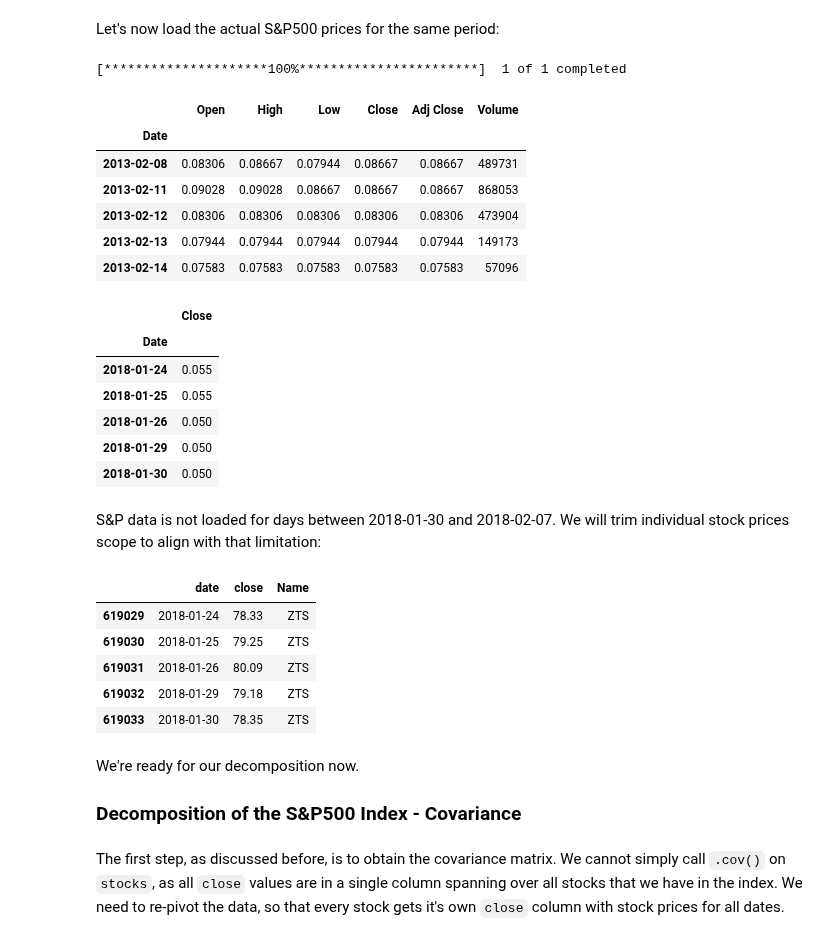
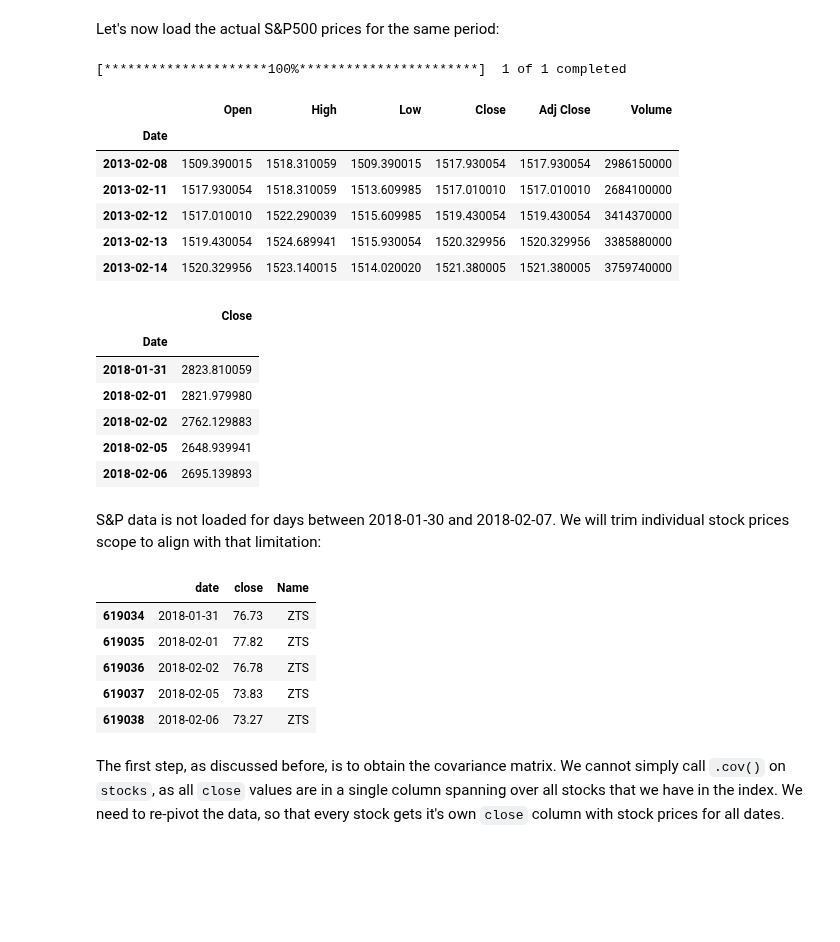
Before and after one commit to Staneesh/efi-pca, a Jupyter notebook: pca.ipynb, the cells around one changed output. Saved outputs shown, nothing was run; the diff lists cells and outputs as text; code cells hidden in the pictures; blank space fills up the shorter version.

```diff
--- a/pca.ipynb
+++ b/pca.ipynb
@@ -211,44 +211,40 @@ unique_names = pd.unique(stocks.loc[:,'Name'])
 Let's now load the actual S&P500 prices for the same period:
 # %%
 import yfinance as yf
-snp = yf.download("SPX", start="2013-02-08", end="2018-02-07")
+snp = yf.download("%5EGSPC", start="2013-02-08", end="2018-02-07")
 snp.head()
 # %% [output]
 [*********************100%***********************]  1 of 1 completed
 |  | Open | High | Low | Close | Adj Close | Volume |
 | Date |  |  |  |  |  |  |
-| 2013-02-08 | 0.08306 | 0.08667 | 0.07944 | 0.08667 | 0.08667 | 489731 |
-| 2013-02-11 | 0.09028 | 0.09028 | 0.08667 | 0.08667 | 0.08667 | 868053 |
-| 2013-02-12 | 0.08306 | 0.08306 | 0.08306 | 0.08306 | 0.08306 | 473904 |
-| 2013-02-13 | 0.07944 | 0.07944 | 0.07944 | 0.07944 | 0.07944 | 149173 |
-| 2013-02-14 | 0.07583 | 0.07583 | 0.07583 | 0.07583 | 0.07583 | 57096 |
+| 2013-02-08 | 1509.390015 | 1518.310059 | 1509.390015 | 1517.930054 | 1517.930054 | 2986150000 |
+| 2013-02-11 | 1517.930054 | 1518.310059 | 1513.609985 | 1517.010010 | 1517.010010 | 2684100000 |
+| 2013-02-12 | 1517.010010 | 1522.290039 | 1515.609985 | 1519.430054 | 1519.430054 | 3414370000 |
+| 2013-02-13 | 1519.430054 | 1524.689941 | 1515.930054 | 1520.329956 | 1520.329956 | 3385880000 |
+| 2013-02-14 | 1520.329956 | 1523.140015 | 1514.020020 | 1521.380005 | 1521.380005 | 3759740000 |
 # %%
 snp = snp[['Close']]
 snp.tail()
 # %% [output]
 |  | Close |
 | Date |  |
-| 2018-01-24 | 0.055 |
-| 2018-01-25 | 0.055 |
-| 2018-01-26 | 0.050 |
-| 2018-01-29 | 0.050 |
-| 2018-01-30 | 0.050 |
+| 2018-01-31 | 2823.810059 |
+| 2018-02-01 | 2821.979980 |
+| 2018-02-02 | 2762.129883 |
+| 2018-02-05 | 2648.939941 |
+| 2018-02-06 | 2695.139893 |
 # %% [markdown]
 S&P data is not loaded for days between 2018-01-30 and 2018-02-07. We will trim individual stock prices scope to align with that limitation:
 # %%
-stocks = stocks[stocks['date'] <= '2018-01-30']
+stocks = stocks[stocks['date'] <= '2018-02-06']
 stocks.tail()
 # %% [output]
 |  | date | close | Name |
-| 619029 | 2018-01-24 | 78.33 | ZTS |
-| 619030 | 2018-01-25 | 79.25 | ZTS |
-| 619031 | 2018-01-26 | 80.09 | ZTS |
-| 619032 | 2018-01-29 | 79.18 | ZTS |
-| 619033 | 2018-01-30 | 78.35 | ZTS |
+| 619034 | 2018-01-31 | 76.73 | ZTS |
+| 619035 | 2018-02-01 | 77.82 | ZTS |
+| 619036 | 2018-02-02 | 76.78 | ZTS |
+| 619037 | 2018-02-05 | 73.83 | ZTS |
+| 619038 | 2018-02-06 | 73.27 | ZTS |
-# %% [markdown]
-We're ready for our decomposition now.
-
-### Decomposition of the S&P500 Index - Covariance
 # %% [markdown]
 The first step, as discussed before, is to obtain the covariance matrix. We cannot simply call `.cov()` on `stocks`, as all `close` values are in a single column spanning over all stocks that we have in the index. We need to re-pivot the data, so that every stock gets it's own `close` column with stock prices for all dates.
 # %%
```
Also changed, not shown: parts of 19 cells of this notebook.
